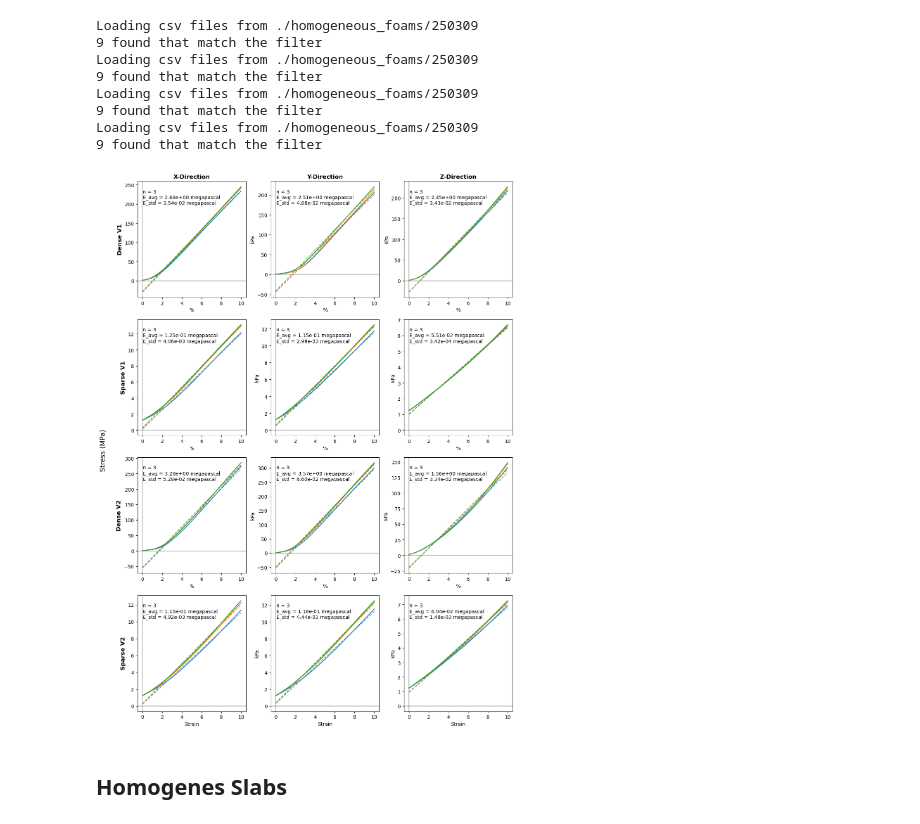
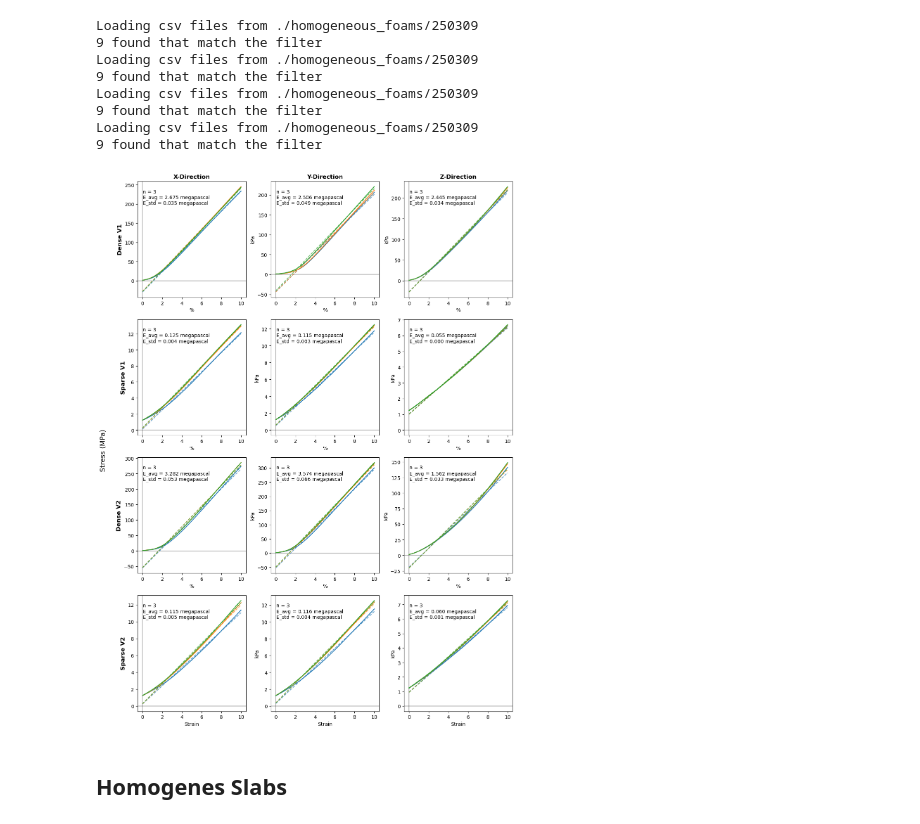
Before and after one commit to TransformativeRoboticsLab/FDE-Metamaterials, a Jupyter notebook: data/instron_tests/analysis.ipynb, the cells around one changed output. Drawn from its saved outputs; the diff is of its cells as text; code cells hidden in the pictures.

Commit message:
Change text number formatting

```diff
--- a/data/instron_tests/analysis.ipynb
+++ b/data/instron_tests/analysis.ipynb
@@ -127,35 +130,35 @@ for i in range(4):
                 ax.plot(sample.data[x_col][mask],
                         sample.data[y2_col][mask],
                         linestyle='--',
                         color=ax.lines[-1].get_color(),
                         alpha=0.7)
 
         # Add E value as text in each subplot
         if samples_to_plot:
             Es = pint.Quantity.from_list([s.user_data['E'] for s in samples_to_plot])
             avg_E = np.mean(Es) if len(Es) > 0 else 0.
             std_E = np.std(Es) if len(Es) else 1.
-            ax.text(0.05, 0.8, f'n = {len(Es):d}\nE_avg = {avg_E:.2e}\nE_std = {std_E:.2e}', transform=ax.transAxes)
+            ax.text(0.05, 0.8, f'n = {len(Es):d}\nE_avg = {avg_E:.3f}\nE_std = {std_E:.3f}', transform=ax.transAxes)
 
         # Set common x and y limits
         # ax.set_xlim(strain_limits * ureg.percent)
 
         # Only add x-labels to bottom row
         if i == 3:
             ax.set_xlabel('Strain')
 
 # Add a common y-label
 fig.text(0.01, 0.5, 'Stress (MPa)', va='center',
          rotation='vertical', fontsize=14)
 
 plt.tight_layout()
 plt.subplots_adjust(left=0.1)  # Make room for common y-label
 
 # # Add a small legend to the bottom right subplot only
 # if organized_samples[3, 2]:  # If there are samples in the bottom right
 #     axg[3, 2].legend(loc='upper left', fontsize='small')
 # %% [output]
-[figure, old version]
+[figure, new version]
 # %% [markdown]
 ## Homogenes Slabs
 # %%
```
Also changed, not shown: parts of 9 cells of this notebook.
